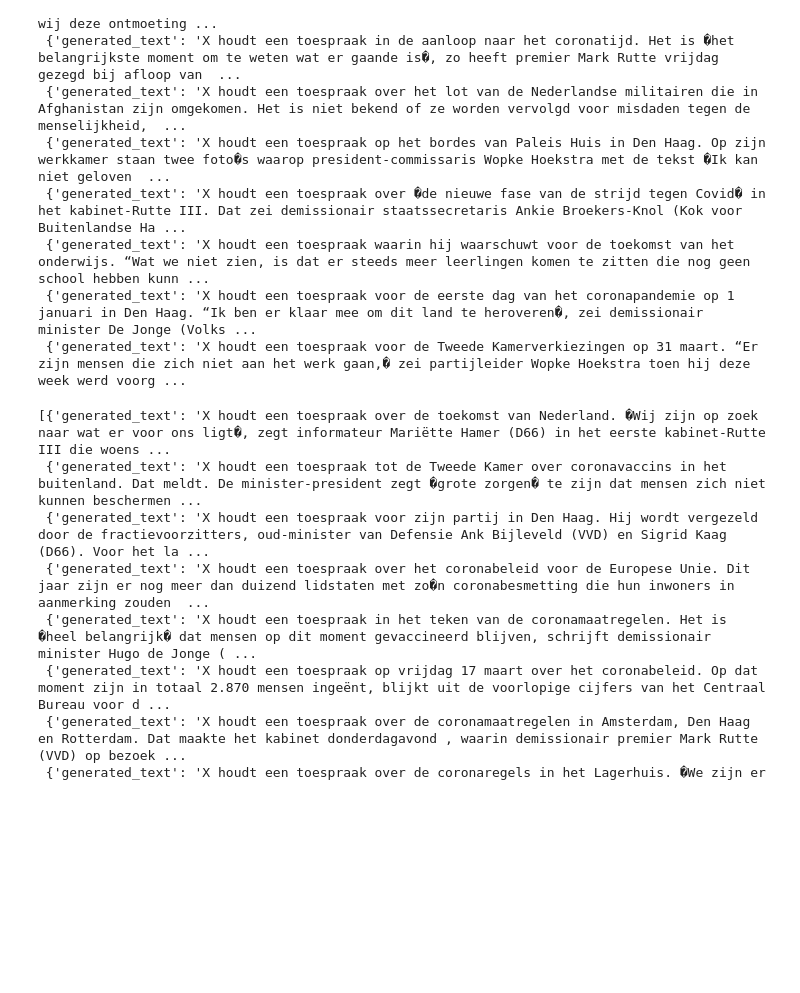
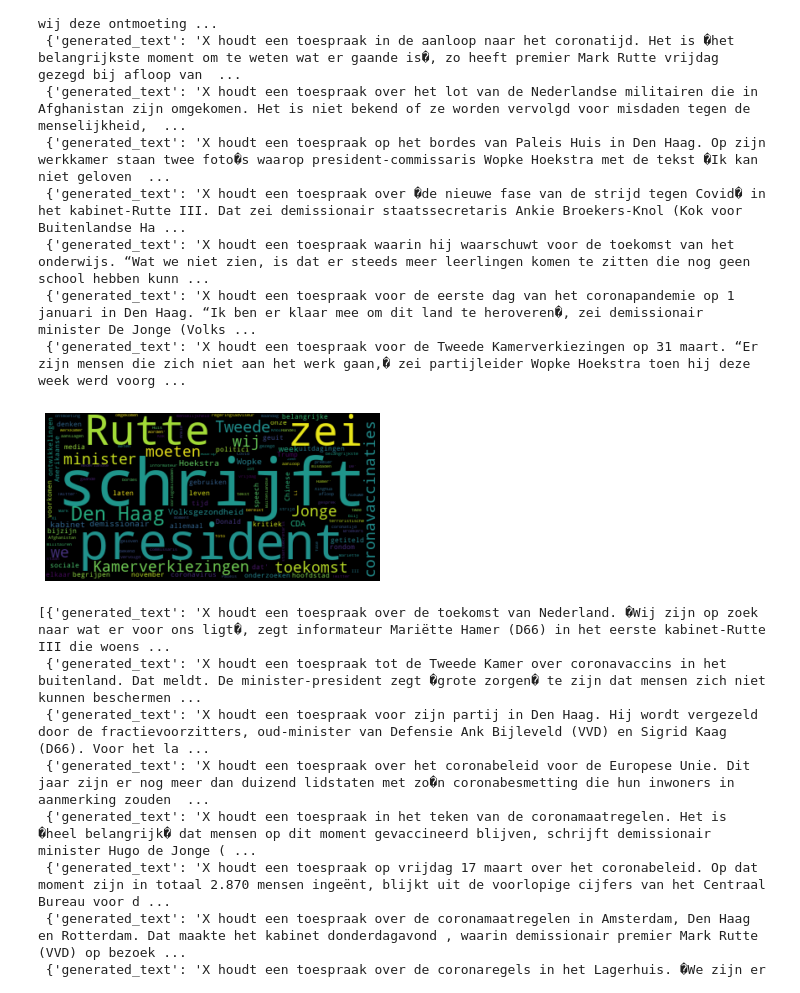
Before and after one commit to Chris-Congleton/MSc-Thesis, a Jupyter notebook: Analysis/TextGeneration.ipynb, the cells around one changed output. Drawn from its saved outputs; the diff is of its cells as text; code cells hidden in the pictures; blank space fills up the shorter version.

```diff
--- a/Analysis/TextGeneration.ipynb
+++ b/Analysis/TextGeneration.ipynb
@@ -309,5 +378,5 @@ Vanilla("X houdt een toespraak", max_length=50, num_return_sequences=10)
 # %%
-General("X houdt een toespraak", max_length=50, num_return_sequences=10)
+general_gen = General("X houdt een toespraak", max_length=50, num_return_sequences=10)
 # %% [output]
 [{'generated_text': 'X houdt een toespraak voor de Tweede Kamerverkiezingen op 15 november. In zijn speech, getiteld, schrijft hij dat het “belangrijke tijd is om te begrijpen wat wij allemaal moeten  ...
  {'generated_text': 'X houdt een toespraak over de ontwikkelingen rondom het coronavirus in zijn hoofdstad, Den Haag. Op sociale media heeft hij kritiek geuit op politici die zich �niet meer bij elkaa ...
@@ -319,4 +388,8 @@ General("X houdt een toespraak", max_length=50, num_return_sequences=10)
  {'generated_text': 'X houdt een toespraak waarin hij waarschuwt voor de toekomst van het onderwijs. “Wat we niet zien, is dat er steeds meer leerlingen komen te zitten die nog geen school hebben kunn ...
  {'generated_text': 'X houdt een toespraak voor de eerste dag van het coronapandemie op 1 januari in Den Haag. “Ik ben er klaar mee om dit land te heroveren�, zei demissionair minister De Jonge (Volks ...
  {'generated_text': 'X houdt een toespraak voor de Tweede Kamerverkiezingen op 31 maart. “Er zijn mensen die zich niet aan het werk gaan,� zei partijleider Wopke Hoekstra toen hij deze week werd voorg ...
+# %%
+cloudify(gen2text(general_gen))
+# %% [output]
+[figure, added]
 # %%
```
Also changed, not shown: parts of 44 cells of this notebook.
